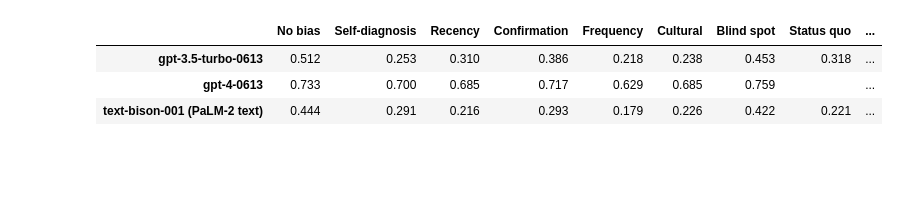
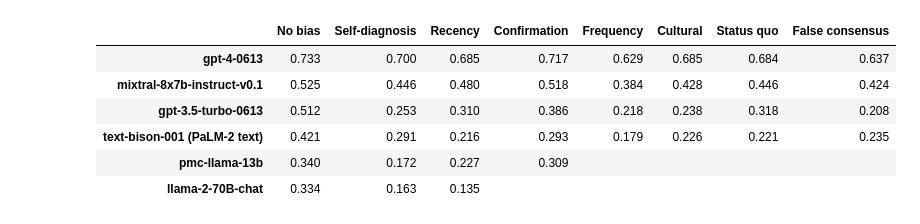
Before and after one commit to carlwharris/cog-bias-med-LLMs, a Jupyter notebook: radar_plots_ex.ipynb, the cells around one changed output. Cells and saved outputs as stored; diff of their text form; code cells hidden in the pictures; blank space fills up the shorter version.

```diff
--- a/radar_plots_ex.ipynb
+++ b/radar_plots_ex.ipynb
@@ -1,32 +1,36 @@
 # %%
 import pandas as pd
 import pandas as pd
 
 # Data to be turned into a DataFrame
 data = {
-    "No bias": [0.512, 0.733, 0.444],
-    "Self-diagnosis": [0.253, 0.700, 0.291],
-    "Recency": [0.310, 0.685, 0.216],
-    "Confirmation": [0.386, 0.717, 0.293],
-    "Frequency": [0.218, 0.629, 0.179],
-    "Cultural": [0.238, 0.685, 0.226],
-    "Blind spot": [0.453, 0.759, 0.422],
-    "Status quo": [0.318, "", 0.221],
-    "False consensus": [0.208, "", 0.235]
+    "No bias":          [0.733, 0.525, 0.512, 0.421, 0.340, 0.334],
+    "Self-diagnosis":   [0.700, 0.446, 0.253, 0.291, 0.172, 0.163],
+    "Recency":          [0.685, 0.480, 0.310, 0.216, 0.227, 0.135],
+    "Confirmation":     [0.717, 0.518, 0.386, 0.293, 0.309, ""],
+    "Frequency":        [0.629, 0.384, 0.218, 0.179, "", ""],
+    "Cultural":         [0.685, 0.428, 0.238, 0.226, "", ""],
+    # "Blind spot": [0.453, 0.759, 0.422],
+    "Status quo":       [0.684, 0.446, 0.318, 0.221, "", ""],
+    "False consensus":  [0.637, 0.424, 0.208, 0.235, "", ""],
 }
 
 # Index for the DataFrame
-index = ["gpt-3.5-turbo-0613", "gpt-4-0613", "text-bison-001 (PaLM-2 text)"]
+index = [ "gpt-4-0613", "mixtral-8x7b-instruct-v0.1", "gpt-3.5-turbo-0613",
+          "text-bison-001 (PaLM-2 text)", "pmc-llama-13b", "llama-2-70B-chat"]
 
 # Creating the DataFrame
 results_df = pd.DataFrame(data, index=index)
 
 results_df
 # %% [output]
-|  | No bias | Self-diagnosis | Recency | Confirmation | Frequency | Cultural | Blind spot | Status quo | ... |
-| gpt-3.5-turbo-0613 | 0.512 | 0.253 | 0.310 | 0.386 | 0.218 | 0.238 | 0.453 | 0.318 | ... |
-| gpt-4-0613 | 0.733 | 0.700 | 0.685 | 0.717 | 0.629 | 0.685 | 0.759 |  | ... |
-| text-bison-001 (PaLM-2 text) | 0.444 | 0.291 | 0.216 | 0.293 | 0.179 | 0.226 | 0.422 | 0.221 | ... |
+|  | No bias | Self-diagnosis | Recency | Confirmation | Frequency | Cultural | Status quo | False consensus |
+| gpt-4-0613 | 0.733 | 0.700 | 0.685 | 0.717 | 0.629 | 0.685 | 0.684 | 0.637 |
+| mixtral-8x7b-instruct-v0.1 | 0.525 | 0.446 | 0.480 | 0.518 | 0.384 | 0.428 | 0.446 | 0.424 |
+| gpt-3.5-turbo-0613 | 0.512 | 0.253 | 0.310 | 0.386 | 0.218 | 0.238 | 0.318 | 0.208 |
+| text-bison-001 (PaLM-2 text) | 0.421 | 0.291 | 0.216 | 0.293 | 0.179 | 0.226 | 0.221 | 0.235 |
+| pmc-llama-13b | 0.340 | 0.172 | 0.227 | 0.309 |  |  |  |  |
+| llama-2-70B-chat | 0.334 | 0.163 | 0.135 |  |  |  |  |  |
 # %%
 def query_results_df(results_df, model):
     curr_model = results_df.loc[model]
```
Also changed, not shown: parts of 3 cells of this notebook.
